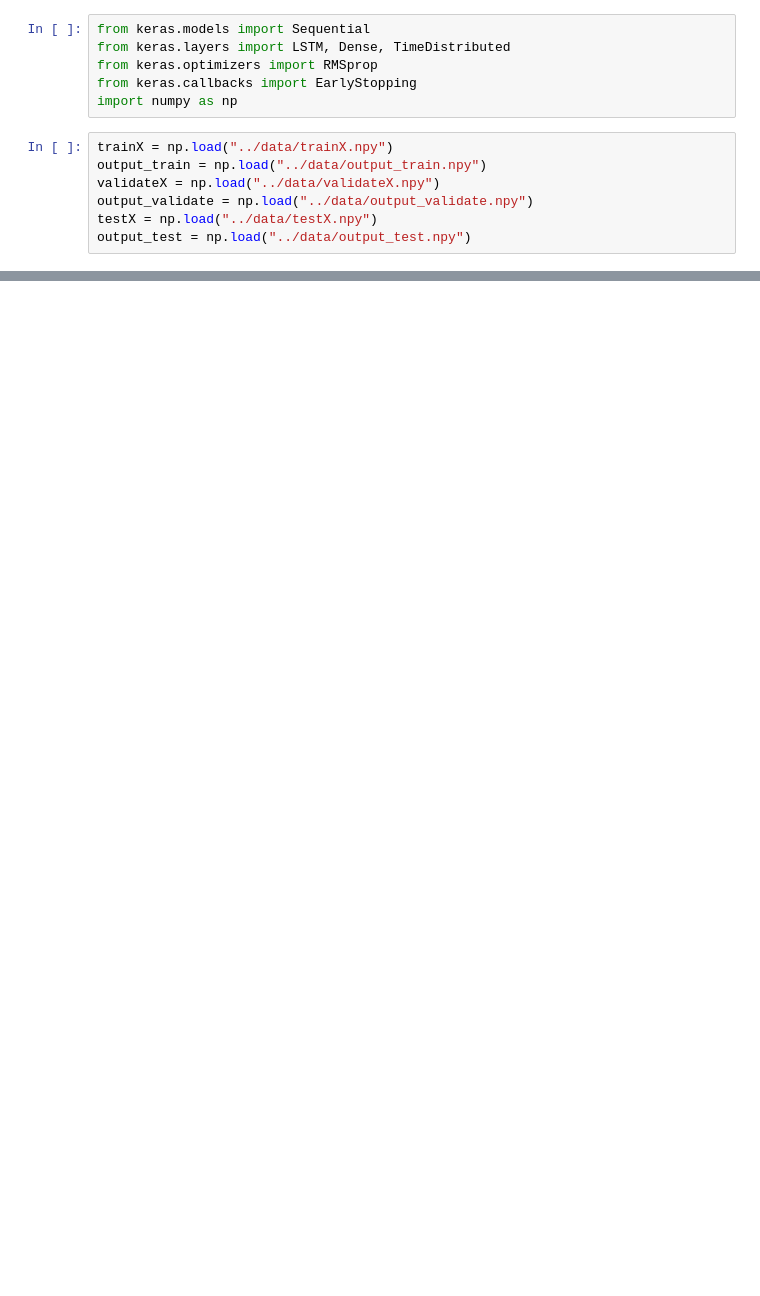
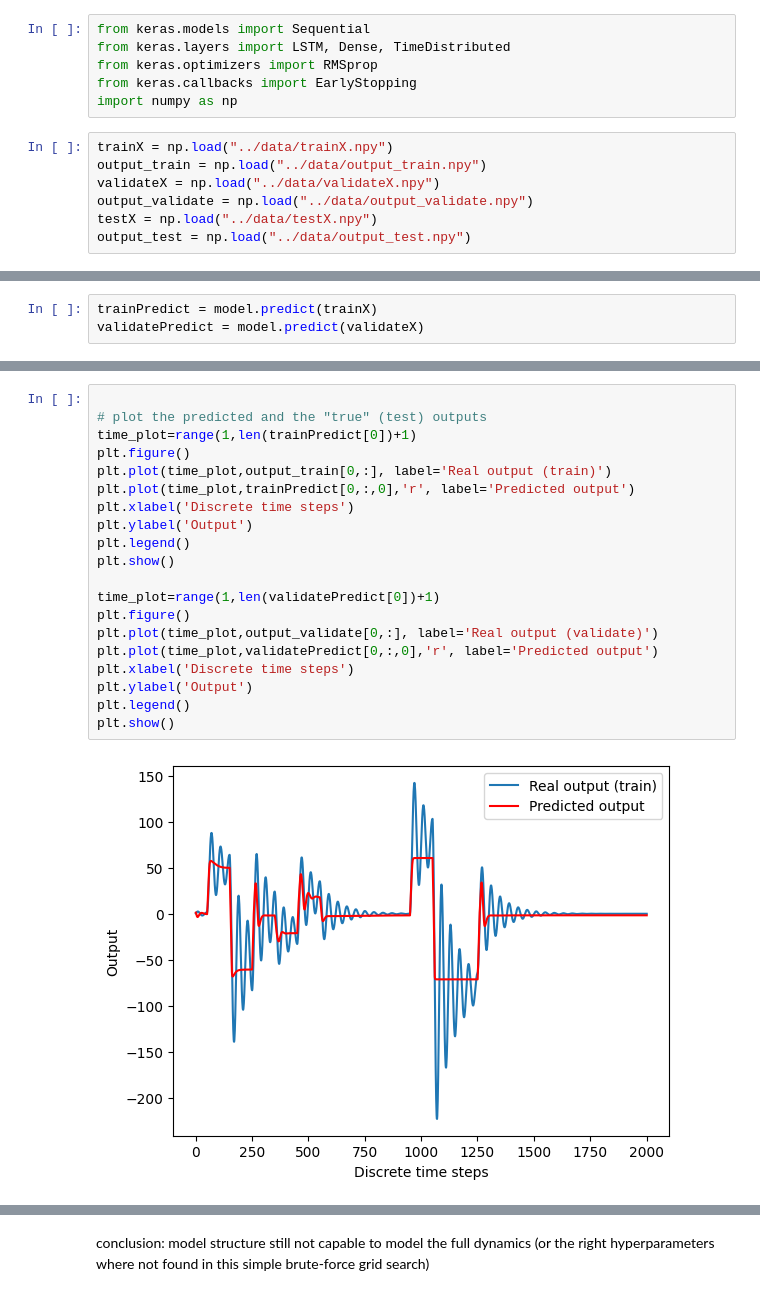
Before and after one commit to martgros/dynamic_system_identification_with_ml, a Jupyter notebook: notebook/identification_batchrun.ipynb, the cells around one changed output, grey strips where cells are left out. Cells and saved outputs as stored; diff of their text form; blank space fills up the shorter version.

```diff
--- a/notebook/identification_batchrun.ipynb
+++ b/notebook/identification_batchrun.ipynb
@@ -122,0 +184,3 @@ plt.show()
+# %%
+trainPredict = model.predict(trainX)
+validatePredict = model.predict(validateX)
@@ -122,0 +190,22 @@ plt.show()
+# %%
+
+# plot the predicted and the "true" (test) outputs
+time_plot=range(1,len(trainPredict[0])+1)
+plt.figure()
+plt.plot(time_plot,output_train[0,:], label='Real output (train)')
+plt.plot(time_plot,trainPredict[0,:,0],'r', label='Predicted output')
+plt.xlabel('Discrete time steps')
+plt.ylabel('Output')
+plt.legend()
+plt.show()
+
+time_plot=range(1,len(validatePredict[0])+1)
+plt.figure()
+plt.plot(time_plot,output_validate[0,:], label='Real output (validate)')
+plt.plot(time_plot,validatePredict[0,:,0],'r', label='Predicted output')
+plt.xlabel('Discrete time steps')
+plt.ylabel('Output')
+plt.legend()
+plt.show()
+# %% [output]
+[figure, added]
@@ -122,0 +213,3 @@ plt.show()
+# %% [markdown]
+conclusion:
+model structure still not capable to model the full dynamics (or the right hyperparameters where not found in this simple brute-force grid search)
```
Also changed, not shown: parts of 8 cells of this notebook, 5 other files.
